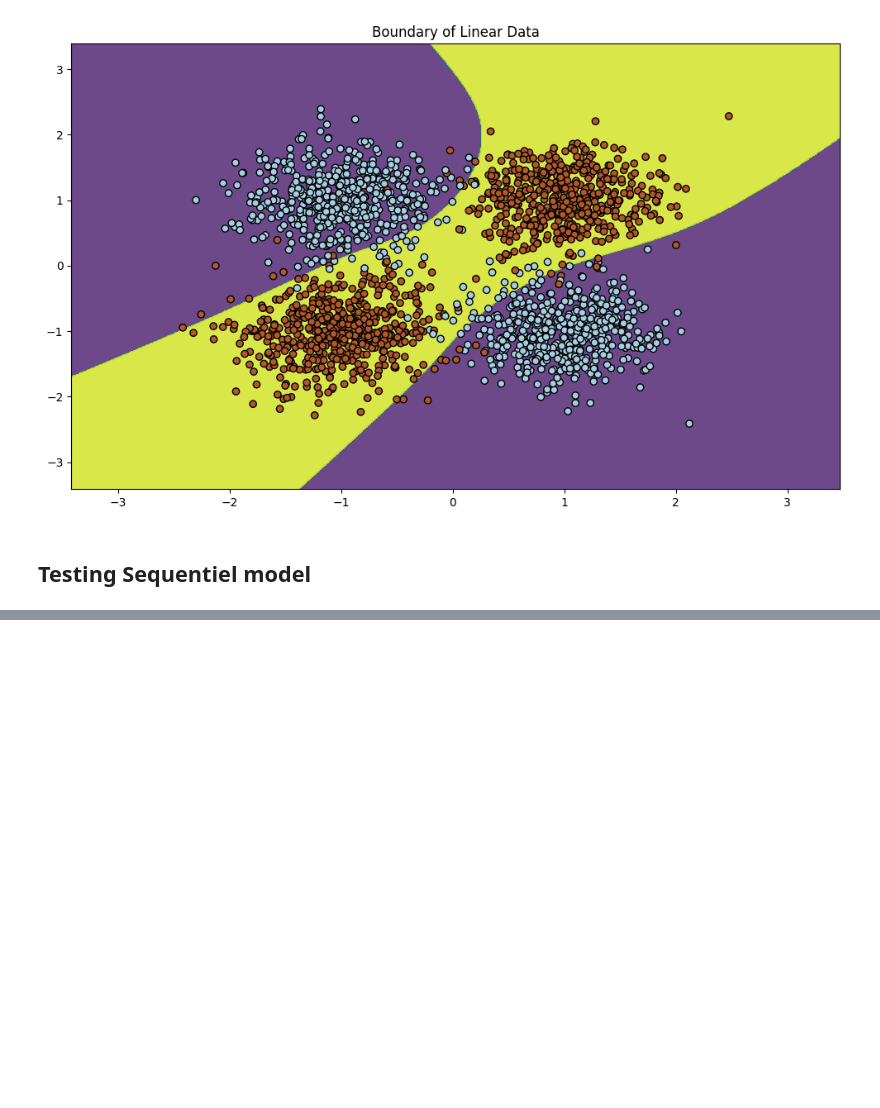
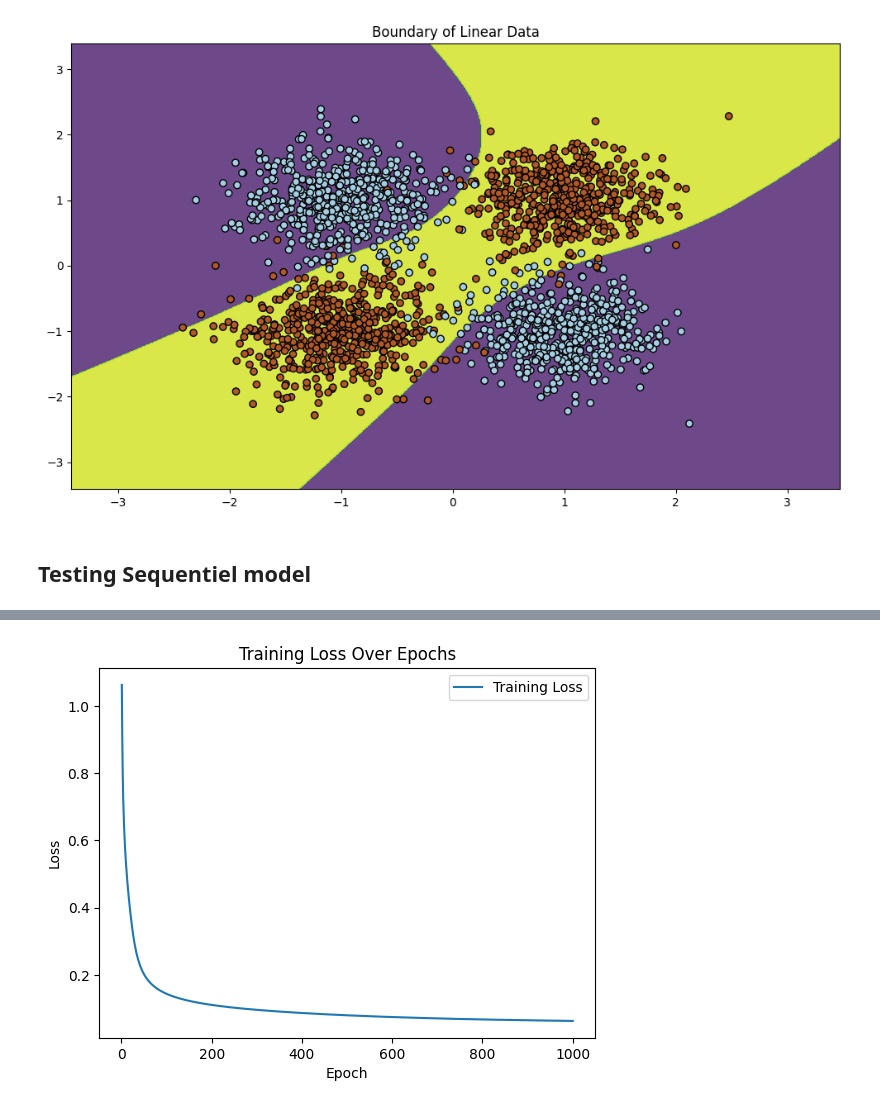
Before and after one commit to Tikai7/Pylamp, a Jupyter notebook: src/NonLinearExperiment.ipynb, the cells around one changed output, grey strips where cells are left out. Cells and saved outputs as stored; diff of their text form; code cells hidden in the pictures; blank space fills up the shorter version.

```diff
--- a/src/NonLinearExperiment.ipynb
+++ b/src/NonLinearExperiment.ipynb
@@ -71,7 +72,4 @@ optimizer = Optim(model,loss_func,1e-3)
 batch_size = 25
 epochs = 1000
 
-for i in range(epochs):
-    train_data = dg.batch_generator(X_train, y_train, batch_size)
-    for batch_x, batch_y in train_data:
-        optimizer.step(batch_x, batch_y)
+losses = SGD(optimizer,X_train, y_train, batch_size,epochs,verbose=True)
@@ -78,3 +88,13 @@ for i in range(epochs):
+# %%
+epochs = range(1, len(losses) + 1)
+plt.plot(epochs, losses, label='Training Loss')
+plt.title('Training Loss Over Epochs')
+plt.xlabel('Epoch')
+plt.ylabel('Loss')
+plt.legend()
+plt.show()
+# %% [output]
+[figure, added]
 # %%
 dg.plot_decision_boundary(X_test, y_test, model, "Boundary of Linear Data")
 # %% [output]
```
Also changed, not shown: parts of 3 cells of this notebook, 1 other file.
